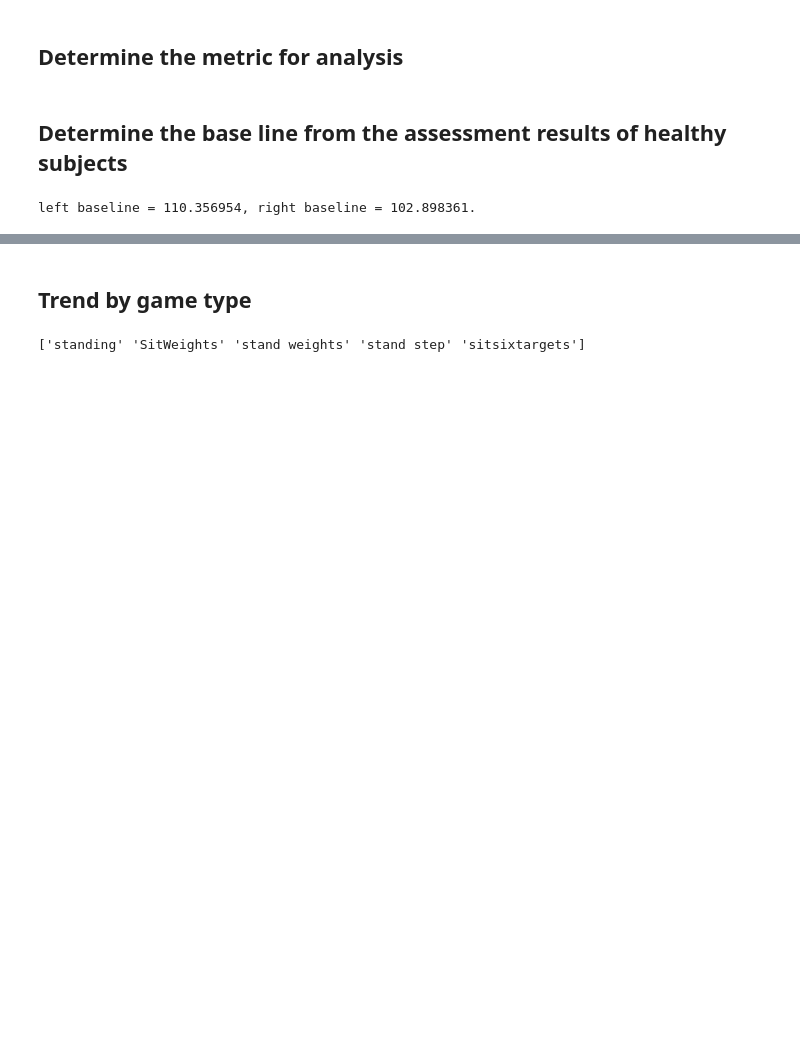
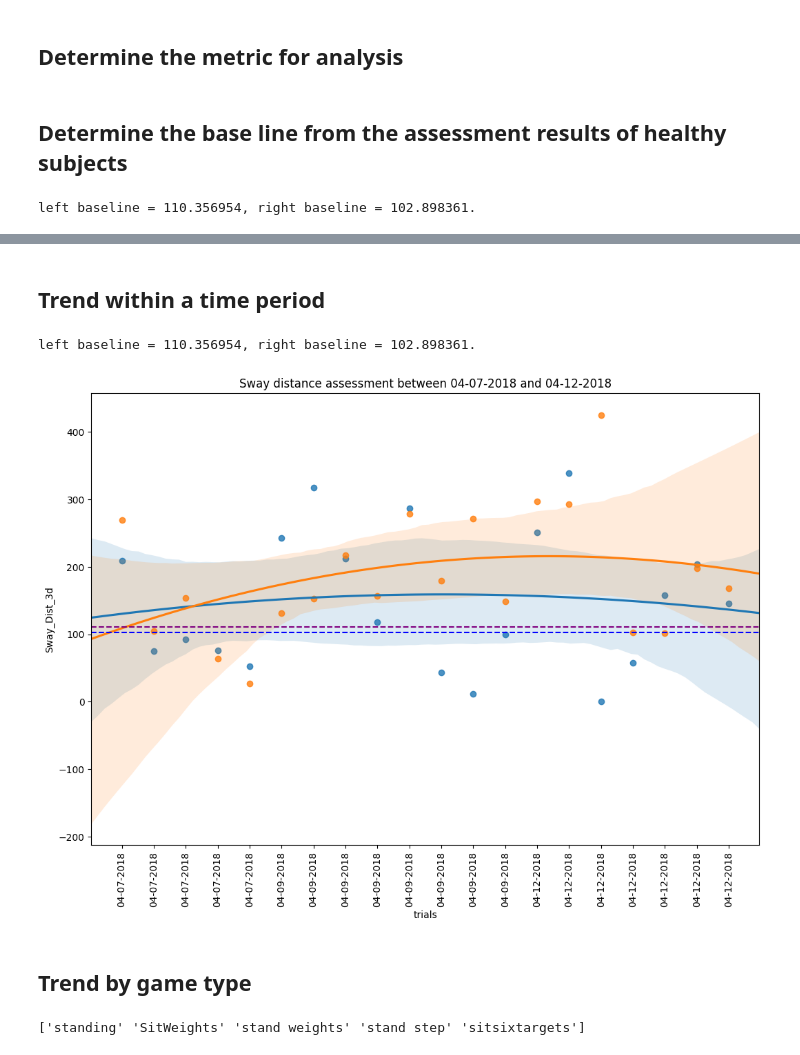
Before and after one commit to MengxuanMa2016/Data_Visualization_Python, a Jupyter notebook: Efficiency_Assessment_Results_Visualization.ipynb, the cells around one changed output, grey strips where cells are left out. Saved outputs shown, nothing was run; the diff lists cells and outputs as text; code cells hidden in the pictures; blank space fills up the shorter version.

```diff
--- a/Efficiency_Assessment_Results_Visualization.ipynb
+++ b/Efficiency_Assessment_Results_Visualization.ipynb
@@ -282,3 +342,18 @@ left baseline = 110.356954, right baseline = 102.898361.
+# %% [markdown]
+## Trend within a time period
+# %%
+start_date = '04-07-2018'
+end_date = '04-12-2018'
+# %%
+period_df = stroke_df.loc[(stroke_df['_Date'] >= start_date) & (stroke_df['_Date'] <= end_date)]
+period_df = period_df[[metric_left, metric_right,'_Date','_Type','_Time']]
+display(period_df)
+# %%
+period_title = metric + ' assessment between ' + start_date + ' and ' + end_date
+period_display_df = overtime_analysis(period_df, metric_left, metric_right, period_title, baseline_dataframe=health_df)
+# %% [output]
+left baseline = 110.356954, right baseline = 102.898361.
+[figure, added]
 # %% [markdown]
 ## Trend by game type
 # %%
```
Also changed, not shown: parts of 17 cells of this notebook.
